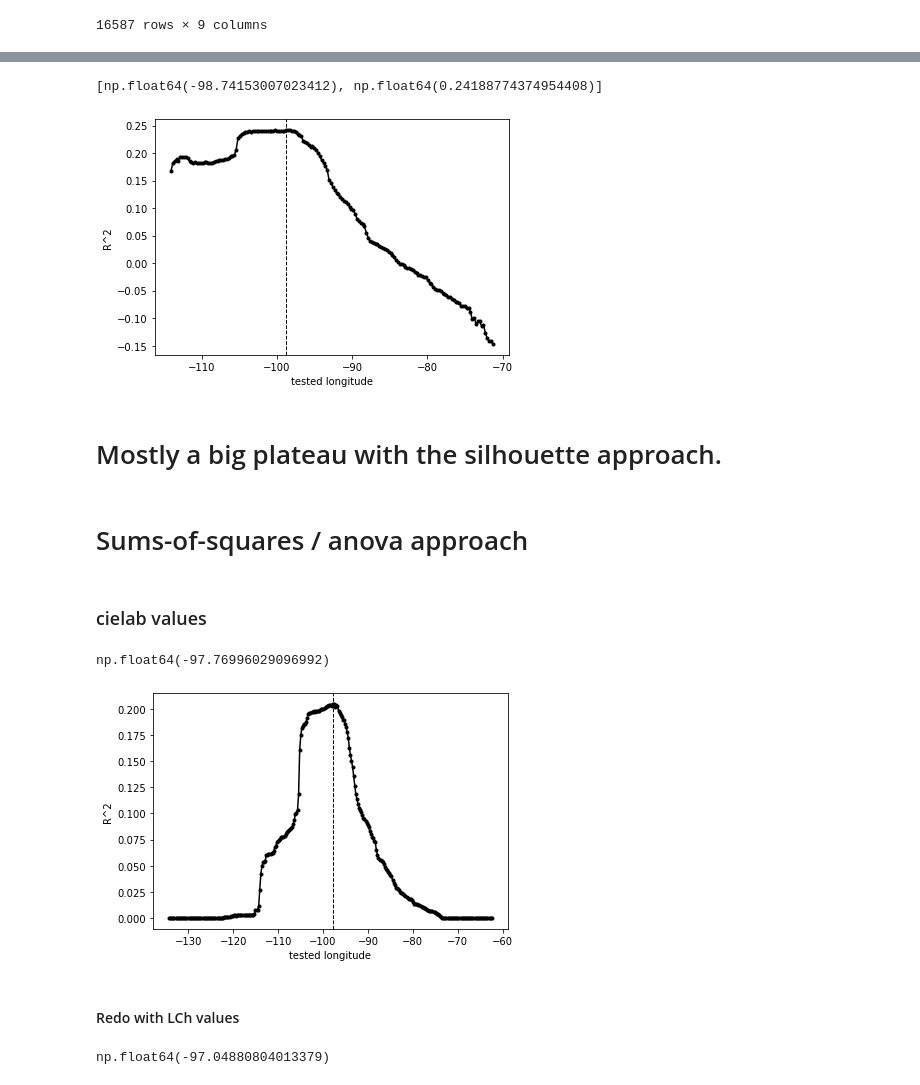
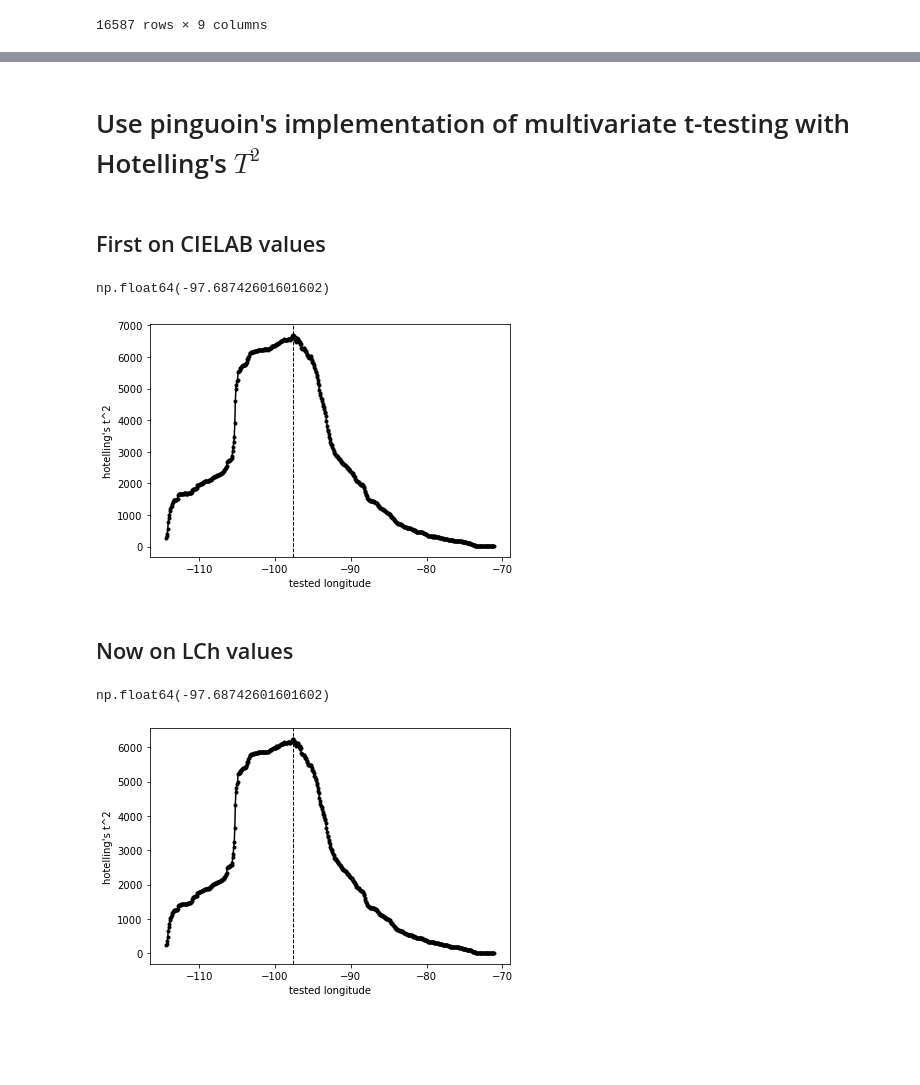
Before and after one commit to pmckenz1/monarda_fistulosa_color, a Jupyter notebook: notebooks_misc/fitting_longitude.ipynb, the cells around one changed output, grey strips where cells are left out. Cells and saved outputs as stored; diff of their text form; code cells hidden in the pictures; blank space fills up the shorter version.

```diff
--- a/notebooks_misc/fitting_longitude.ipynb
+++ b/notebooks_misc/fitting_longitude.ipynb
@@ -125,19 +77,32 @@ all_results, best_vals = longitude_split_silhouette(color_df_reduced,color_cols=
-# %%
-best_vals
-# %% [output]
-[np.float64(-98.74153007023412), np.float64(0.24188774374954408)]
+# %% [markdown]
+# Use pinguoin's implementation of multivariate t-testing with Hotelling's $T^2$
+# %% [markdown]
+## First on CIELAB values
+# %%
+t2s = []
+lons = []
+for focal_lon in np.linspace(color_df_reduced.longitude.min()+1, color_df_reduced.longitude.max()-1,1000):
+    west  = color_df_reduced.longitude < focal_lon
+    east  = ~west
+    west_df = color_df_reduced[west][['L','a','b']]
+    east_df = color_df_reduced[east][['L','a','b']]
+    if (len(west_df) > 125) and (len(east_df) > 125):
+        res = multivariate_ttest(west_df,east_df)
+        t2s.append(res.T2.iloc[0])
+        lons.append(focal_lon)
+# %%
+best_lon = lons[np.argmax(t2s)]
+best_lon
+# %% [output]
+np.float64(-97.68742601601602)
 # %%
-plt.plot(np.array(all_results[0]), np.array(all_results[1]), marker='o', ms=3,c='black')
-plt.axvline(best_vals[0], ls='--', lw=1, color='k')
+plt.plot(lons, t2s, marker='o', ms=3,c='black')
+plt.axvline(best_lon, ls='--', lw=1, color='k')
 plt.xlabel('tested longitude')
-plt.ylabel('R^2')
+plt.ylabel('hotelling\'s t^2')
 plt.tight_layout()
 plt.show()
 # %% [output]
-[figure, old version]
+[figure, new version]
-# %% [markdown]
-# Mostly a big plateau with the silhouette approach.
-# %% [markdown]
-# Sums-of-squares / anova approach
 # %% [markdown]
-### cielab values
+## Now on LCh values
@@ -181,16 +121,14 @@ for focal_lon in np.linspace(color_df_reduced.longitude.min()+1, color_df_reduce
 # %%
-best_lon = lons[np.argmax(r2s)]
+best_lon = lons[np.argmax(t2s)]
 best_lon
 # %% [output]
-np.float64(-97.76996029096992)
+np.float64(-97.68742601601602)
 # %%
-plt.plot(lons, r2s, marker='o', ms=3,c='black')
+plt.plot(lons, t2s, marker='o', ms=3,c='black')
 plt.axvline(best_lon, ls='--', lw=1, color='k')
 plt.xlabel('tested longitude')
-plt.ylabel('R^2')
+plt.ylabel('hotelling\'s t^2')
 plt.tight_layout()
 plt.show()
 # %% [output]
-[figure, old version]
+[figure, new version]
-# %% [markdown]
-#### Redo with LCh values
@@ -234,5 +134,0 @@ for focal_lon in np.linspace(color_df_reduced.longitude.min()+1, color_df_reduce
-# %%
-best_lon = lons[np.argmax(r2s)]
-best_lon
-# %% [output]
-np.float64(-97.04880804013379)
```
Also changed, not shown: parts of 32 cells of this notebook.
